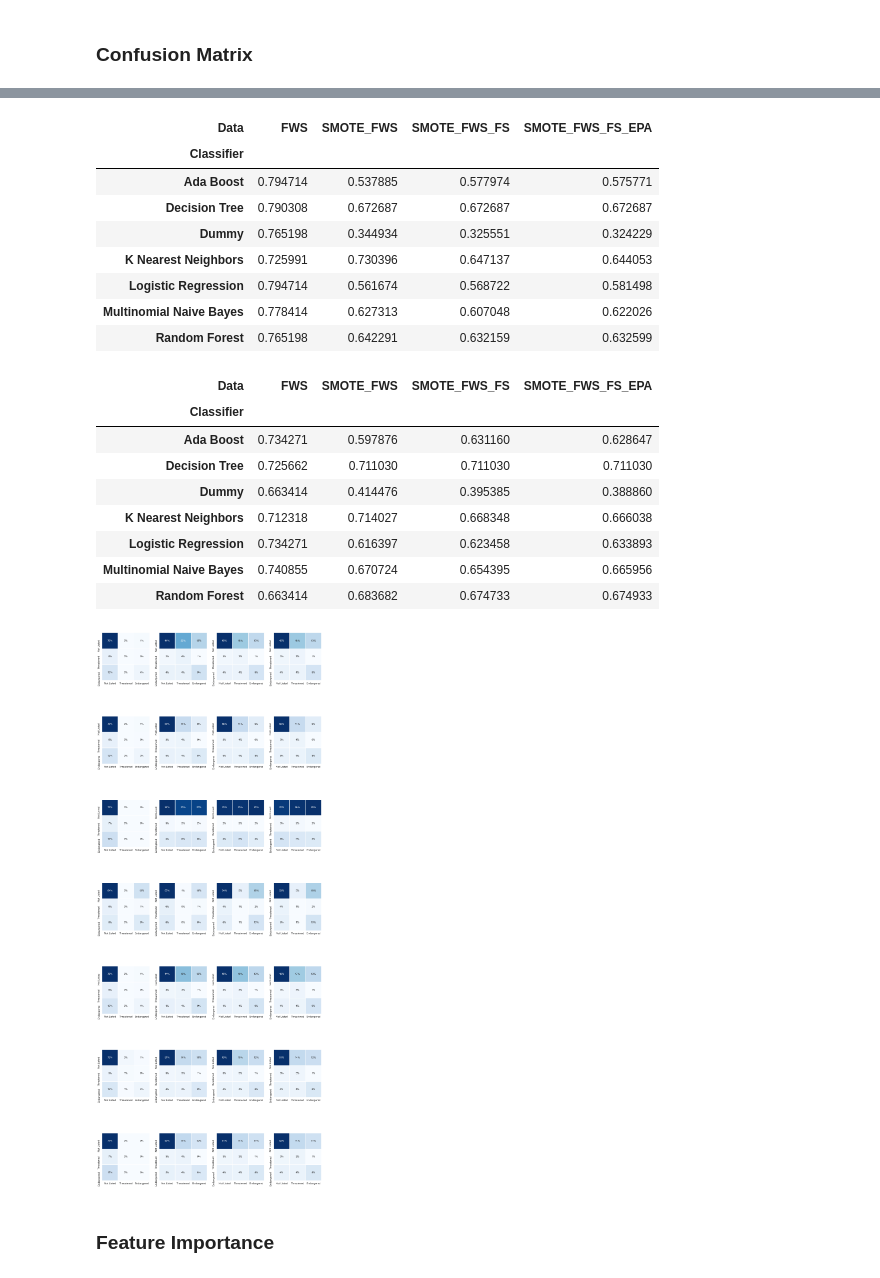
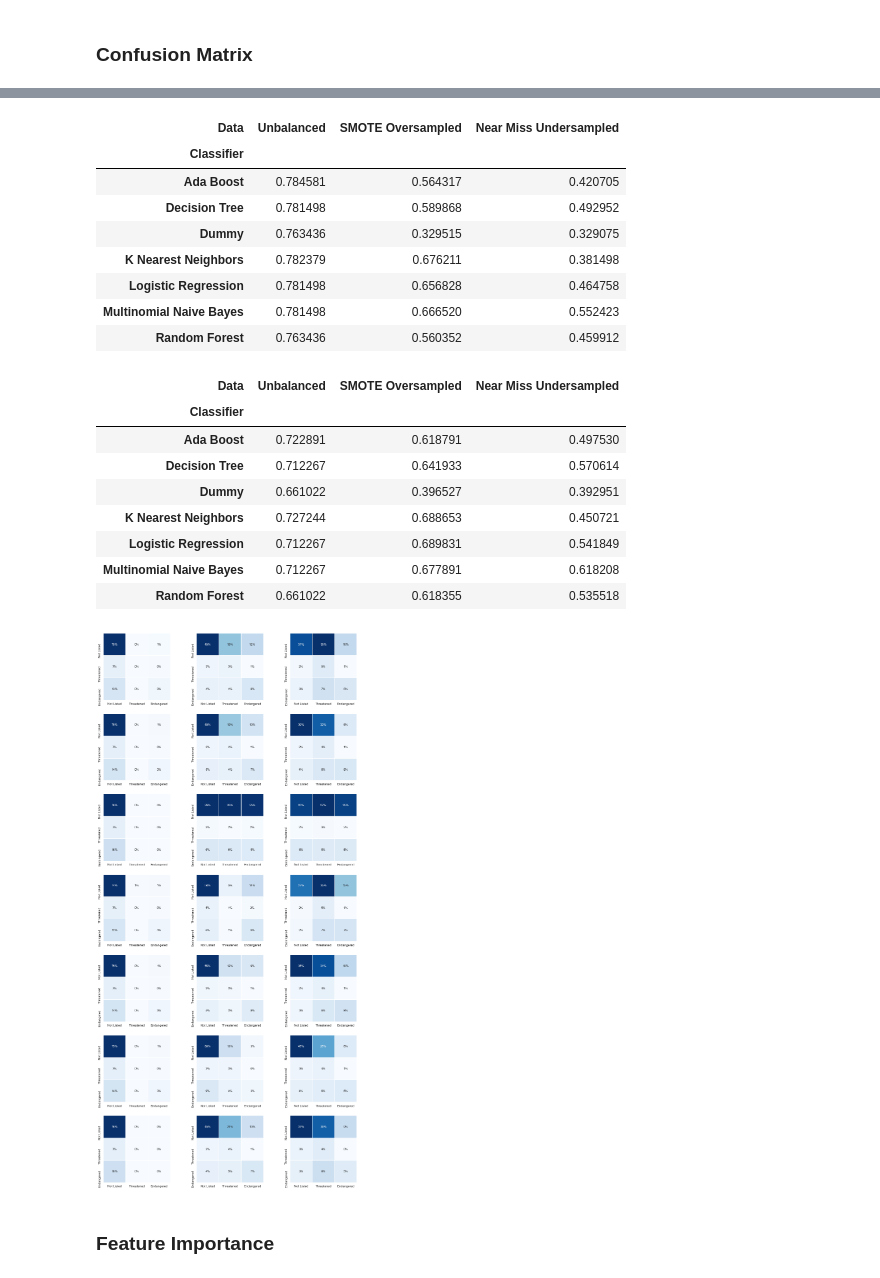
Before and after one commit to acdick/endangered_species_classification, a Jupyter notebook: Source/07_Interpretation.ipynb, the cells around one changed output, grey strips where cells are left out. Drawn from its saved outputs; the diff is of its cells as text; code cells hidden in the pictures.

Commit message:
refactored features and classification models

```diff
--- a/Source/07_Interpretation.ipynb
+++ b/Source/07_Interpretation.ipynb
@@ -14,20 +14,18 @@ plotly.tools.set_credentials_file(username=plotly_id, api_key=plotly_key)
 # %% [markdown]
 ### Load Estimators
 # %%
-model_fws              = pd.read_pickle("../Data/model_fws.pkl")
-model_smote_fws        = pd.read_pickle("../Data/model_smote_fws.pkl")
-model_smote_fws_fs     = pd.read_pickle("../Data/model_smote_fws_fs.pkl")
-model_smote_fws_fs_epa = pd.read_pickle("../Data/model_smote_fws_fs_epa.pkl")
-y_labels               = pd.read_pickle("../Data/y_labels.pkl")
+unbalanced     = pd.read_pickle("../Data/unbalanced.pkl")
+balanced_smote = pd.read_pickle("../Data/balanced_smote.pkl")
+balanced_under = pd.read_pickle("../Data/balanced_under.pkl")
+y_labels       = pd.read_pickle("../Data/y_labels.pkl")
 # %% [markdown]
 ### Confusion Matrix
 # %%
 # best estimators of test sets
 best_estimators = pd.concat([
-    model_fws[             model_fws['Split'] == 'Test'],
-    model_smote_fws[       model_smote_fws['Split'] == 'Test'],
-    model_smote_fws_fs[    model_smote_fws_fs['Split'] == 'Test'],
-    model_smote_fws_fs_epa[model_smote_fws_fs_epa['Split'] == 'Test']],
+    unbalanced[    unbalanced[    'Split'] == 'Test'],
+    balanced_smote[balanced_smote['Split'] == 'Test'],
+    balanced_under[balanced_under['Split'] == 'Test']],
     ignore_index=True)
 
 best_estimators
@@ -52,40 +50,40 @@ best_estimators
 # %%
 # plot accuracy
 accuracy = best_estimators.pivot(index='Classifier',columns='Data',values='Accuracy')
-accuracy = accuracy[['FWS', 'SMOTE_FWS', 'SMOTE_FWS_FS', 'SMOTE_FWS_FS_EPA']]
+accuracy = accuracy[['Unbalanced', 'SMOTE Oversampled', 'Near Miss Undersampled']]
 accuracy
 # %% [output]
-| Data | FWS | SMOTE_FWS | SMOTE_FWS_FS | SMOTE_FWS_FS_EPA |
-| Classifier |  |  |  |  |
-| Ada Boost | 0.794714 | 0.537885 | 0.577974 | 0.575771 |
-| Decision Tree | 0.790308 | 0.672687 | 0.672687 | 0.672687 |
-| Dummy | 0.765198 | 0.344934 | 0.325551 | 0.324229 |
-| K Nearest Neighbors | 0.725991 | 0.730396 | 0.647137 | 0.644053 |
-| Logistic Regression | 0.794714 | 0.561674 | 0.568722 | 0.581498 |
-| Multinomial Naive Bayes | 0.778414 | 0.627313 | 0.607048 | 0.622026 |
-| Random Forest | 0.765198 | 0.642291 | 0.632159 | 0.632599 |
+| Data | Unbalanced | SMOTE Oversampled | Near Miss Undersampled |
+| Classifier |  |  |  |
+| Ada Boost | 0.784581 | 0.564317 | 0.420705 |
+| Decision Tree | 0.781498 | 0.589868 | 0.492952 |
+| Dummy | 0.763436 | 0.329515 | 0.329075 |
+| K Nearest Neighbors | 0.782379 | 0.676211 | 0.381498 |
+| Logistic Regression | 0.781498 | 0.656828 | 0.464758 |
+| Multinomial Naive Bayes | 0.781498 | 0.666520 | 0.552423 |
+| Random Forest | 0.763436 | 0.560352 | 0.459912 |
 # %%
 # plot F1 scores
 f1_scores = best_estimators.pivot(index='Classifier',columns='Data',values='F1 Score')
-f1_scores = f1_scores[['FWS', 'SMOTE_FWS', 'SMOTE_FWS_FS', 'SMOTE_FWS_FS_EPA']]
+f1_scores = f1_scores[['Unbalanced', 'SMOTE Oversampled', 'Near Miss Undersampled']]
 f1_scores
 # %% [output]
-| Data | FWS | SMOTE_FWS | SMOTE_FWS_FS | SMOTE_FWS_FS_EPA |
-| Classifier |  |  |  |  |
-| Ada Boost | 0.734271 | 0.597876 | 0.631160 | 0.628647 |
-| Decision Tree | 0.725662 | 0.711030 | 0.711030 | 0.711030 |
-| Dummy | 0.663414 | 0.414476 | 0.395385 | 0.388860 |
-| K Nearest Neighbors | 0.712318 | 0.714027 | 0.668348 | 0.666038 |
-| Logistic Regression | 0.734271 | 0.616397 | 0.623458 | 0.633893 |
-| Multinomial Naive Bayes | 0.740855 | 0.670724 | 0.654395 | 0.665956 |
-| Random Forest | 0.663414 | 0.683682 | 0.674733 | 0.674933 |
+| Data | Unbalanced | SMOTE Oversampled | Near Miss Undersampled |
+| Classifier |  |  |  |
+| Ada Boost | 0.722891 | 0.618791 | 0.497530 |
+| Decision Tree | 0.712267 | 0.641933 | 0.570614 |
+| Dummy | 0.661022 | 0.396527 | 0.392951 |
+| K Nearest Neighbors | 0.727244 | 0.688653 | 0.450721 |
+| Logistic Regression | 0.712267 | 0.689831 | 0.541849 |
+| Multinomial Naive Bayes | 0.712267 | 0.677891 | 0.618208 |
+| Random Forest | 0.661022 | 0.618355 | 0.535518 |
 # %%
 # plot confusion matrices
 confusion_matrices = best_estimators.pivot(index='Classifier',columns='Data',values='Confusion Matrix')
-confusion_matrices = confusion_matrices[['FWS', 'SMOTE_FWS', 'SMOTE_FWS_FS', 'SMOTE_FWS_FS_EPA']]
+confusion_matrices = confusion_matrices[['Unbalanced', 'SMOTE Oversampled', 'Near Miss Undersampled']]
 cm, axes = clf.plot_confusion_matrices(confusion_matrices, list(y_labels[0]))
 # %% [output]
-[figure, old version]
+[figure, new version]
 # %% [markdown]
 ### Feature Importance
 # %%
```
Also changed, not shown: parts of 1 cell of this notebook, 25 other files.
